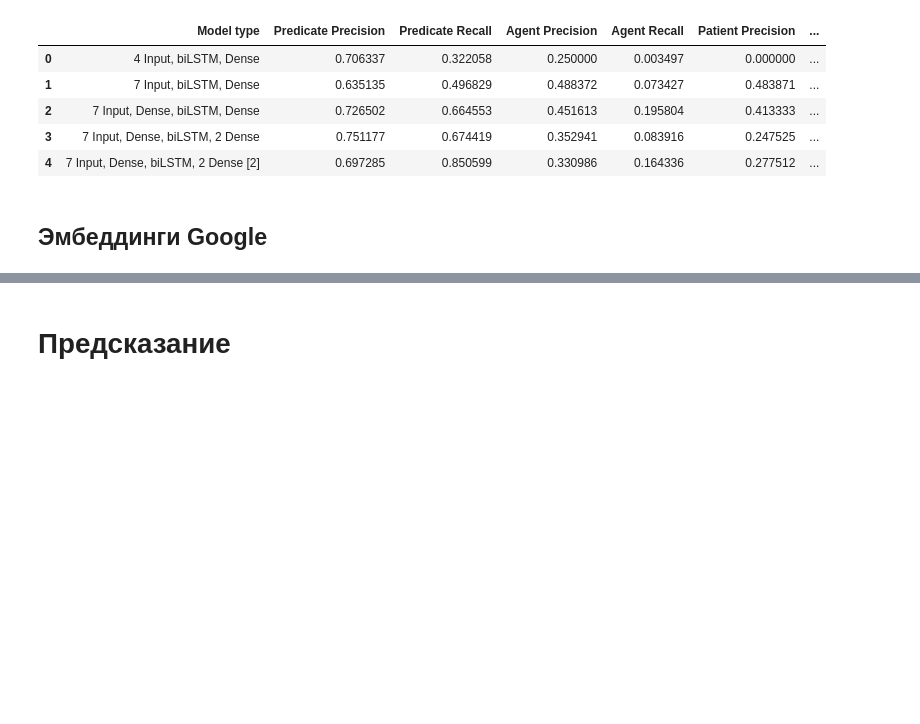
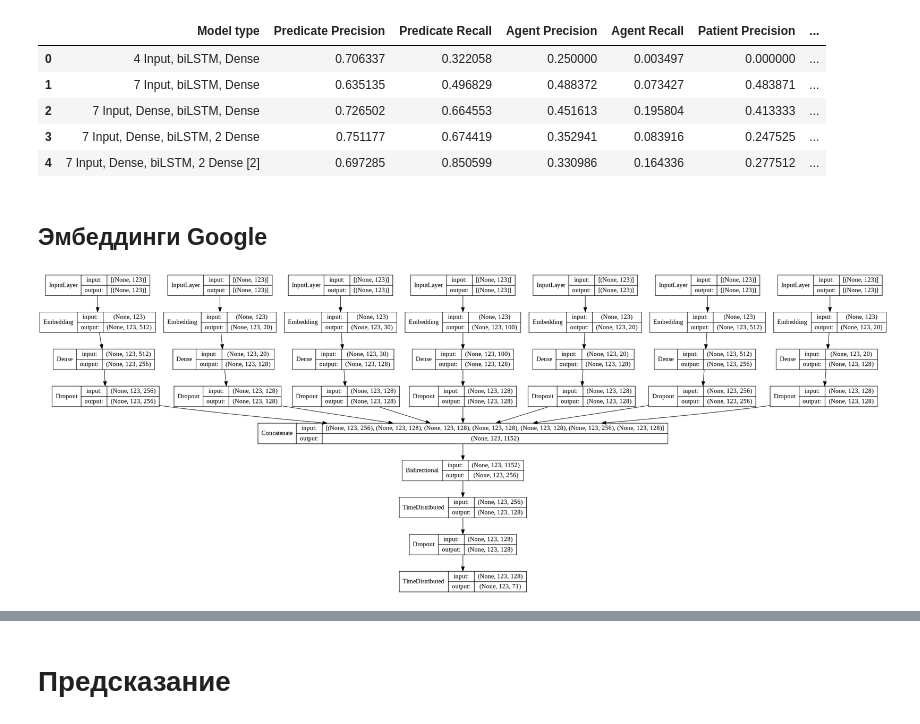
Before and after one commit to kategavrishina/srl-modeling, a Jupyter notebook: SRL_Modeling.ipynb, the cells around one changed output, grey strips where cells are left out. Drawn from its saved outputs; the diff is of its cells as text; code cells hidden in the pictures; blank space fills up the shorter version.

```diff
--- a/SRL_Modeling.ipynb
+++ b/SRL_Modeling.ipynb
@@ -115,5 +113,3 @@ syntax_df.to_csv('syntax_df.xlsx', sep='\t', encoding='utf-8')
-# %%
-syntax_df = pd.read_csv('syntax_df.xlsx', delimiter='\t', index_col=0, encoding='utf-8')
 # %%
 syntax_df.head()
 # %% [output]
@@ -1171,7 +1157,7 @@ role_metrics_df
 # один вход для лексических эмбеддингов
 word_in = Input(shape=(sent_max_len))
 emb_word = Embedding(input_dim=len(word2id), output_dim=512, trainable=False, weights=[weights_3], mask_zero=True)(word_in)
-word_dense = Dense(128, activation='relu')(emb_word)
+word_dense = Dense(256, activation='relu')(emb_word)
 word_dense = Dropout(0.3)(word_dense)
 
 # другой вход для частей речи
@@ -1201,7 +1187,7 @@ rel_dense = Dropout(0.3)(rel_dense)
 # один вход для лексических эмбеддингов вершин
 head_in = Input(shape=(sent_max_len))
 emb_head = Embedding(input_dim=len(word2id), output_dim=512, trainable=False, weights=[weights_3], mask_zero=True)(head_in)
-head_dense = Dense(128, activation='relu')(emb_head)
+head_dense = Dense(256, activation='relu')(emb_head)
 head_dense = Dropout(0.3)(head_dense)
 
 # другой вход для частей речи вершин
@@ -1225,6 +1211,11 @@ model_4_3 = Model(inputs=[word_in, pos_in, rank_in, morph_in, rel_in, head_in, h
 
 optimizer = optimizers.Adam(learning_rate=0.001)
 model_4_3.compile(optimizer=optimizer, loss="categorical_crossentropy", metrics=["acc", Precision(), Recall(), ignore_accuracy])
+# %%
+from keras.utils.vis_utils import plot_model
+plot_model(model_4_3, show_shapes=True, show_layer_names=False)
+# %% [output]
+[figure, added]
 # %%
 model_4_3.fit([X_train_sent, X_train_pos, X_train_rank, X_train_morph, X_train_rel, X_train_head, X_train_headpos], y_train,
           validation_data=([X_val_sent, X_val_pos, X_val_rank, X_val_morph, X_val_rel, X_val_head, X_val_headpos], y_val),
```
Also changed, not shown: parts of 18 cells of this notebook.
